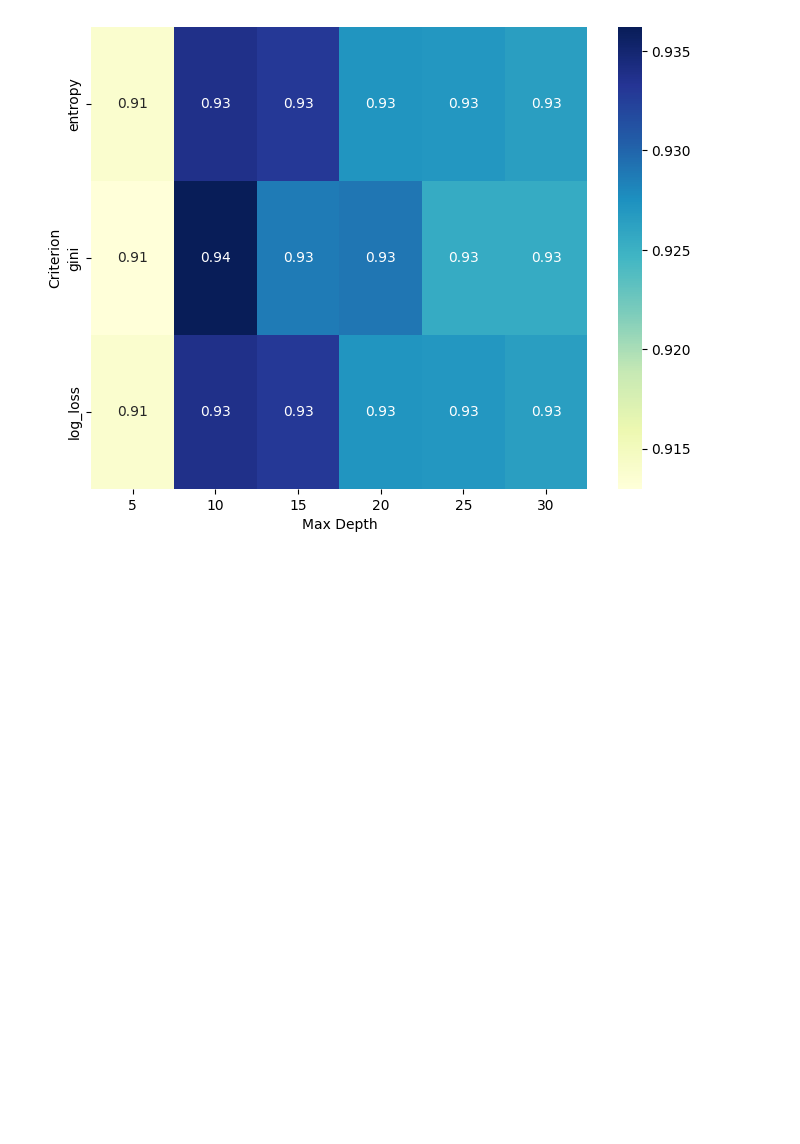
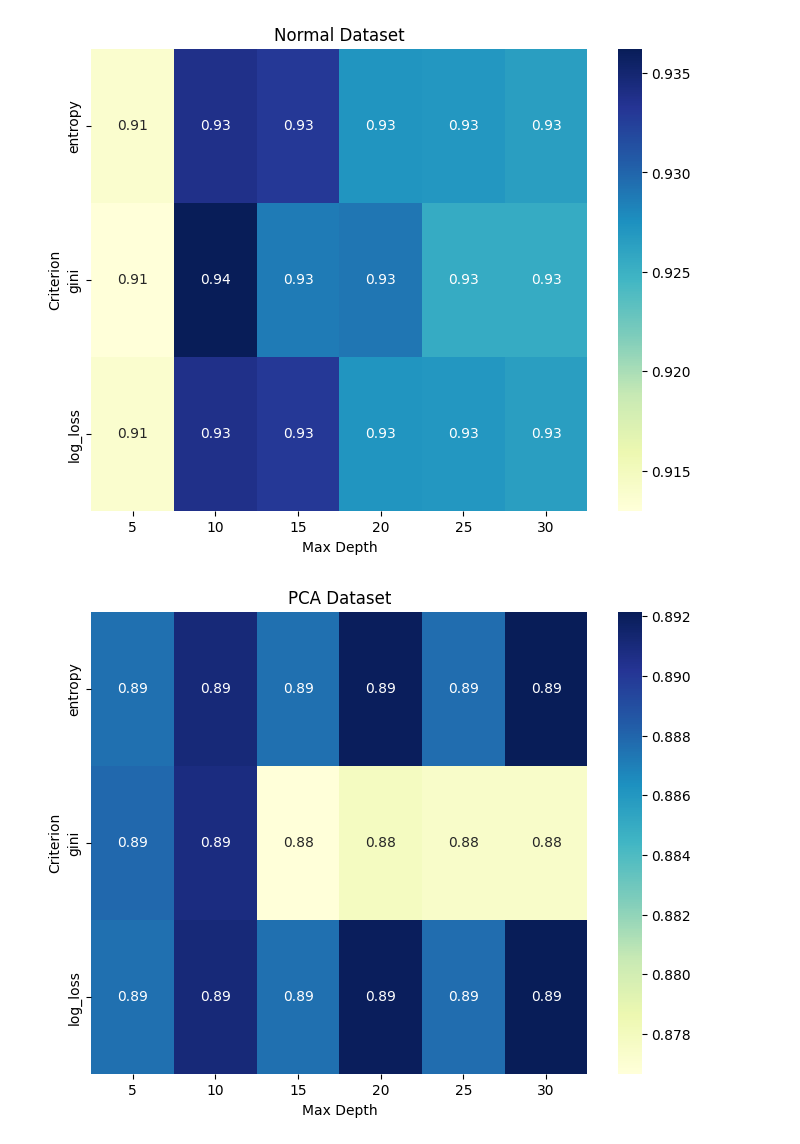
Before and after one commit to Klairgo/Phishing_classification, a Jupyter notebook: DT.ipynb, the cells around one changed output. Drawn from its saved outputs; the diff is of its cells as text; code cells hidden in the pictures; blank space fills up the shorter version.

```diff
--- a/DT.ipynb
+++ b/DT.ipynb
@@ -28,6 +38,9 @@ def k_fold_cross_validation(k, data, labels, criterion, max_depth):
     kfold = KFold(n_splits=k, shuffle=True, random_state=7)
 
     k_accuracy_val = []
+    recall = []
+    precision = []
+    f1 = []
 
     for fold, (train_index, val_index) in enumerate(kfold.split(data)):
 
@@ -41,7 +54,13 @@ def k_fold_cross_validation(k, data, labels, criterion, max_depth):
 
         k_accuracy_val.append(clf.score(X_val_fold, Y_val_fold))
 
-    return k_accuracy_val
+        y_pred = clf.predict(X_val_fold)
+
+        precision.append(precision_score(Y_val_fold, y_pred, average='binary'))
+        recall.append(recall_score(Y_val_fold, y_pred, average='binary'))
+        f1.append(f1_score(Y_val_fold, y_pred, average='binary'))
+
+    return k_accuracy_val, precision, recall, f1
 
 def plot_heatmap(data, title):
 
@@ -50,33 +69,60 @@ def plot_heatmap(data, title):
     # Plotting the heatmap using seaborn
     plt.figure(figsize=(8, 6))
     sns.heatmap(pivot_table, annot=True, cmap='YlGnBu', cbar=True)
+
+    plt.title(title)
+    plt.show()
 # %%
 criterion = ['gini', 'entropy', 'log_loss']
 max_depth = [5, 10, 15, 20, 25, 30]
 
 param1 = []
 param2 = []
 accuracy = []
 
 for i, cr in enumerate(criterion):
     for j, dep in enumerate(max_depth):
 
-        test_accuracy = k_fold_cross_validation(5, X_full, Y_full, cr, dep)
+        test_accuracy, precision, recall, f1 = k_fold_cross_validation(5, X_full, Y_full, cr, dep)
 
-        for i in range(len(test_accuracy)):
-            param1.append(cr)
-            param2.append(dep)
-            accuracy.append(test_accuracy[i])
+        param1.append(cr)
+        param2.append(dep)
+        accuracy.append(np.mean(test_accuracy))
 
 
 data = {
     'Criterion': param1,
     'Max Depth': param2,
     'Accuracy': accuracy,
 }
 
 result = pd.DataFrame(data)
 
-plot_heatmap(result, 'Accuracy vs Criterion and Max Depth')
+plot_heatmap(result, 'Normal Dataset')
+
+param1 = []
+param2 = []
+accuracy = []
+
+for i, cr in enumerate(criterion):
+    for j, dep in enumerate(max_depth):
+
+        test_accuracy = k_fold_cross_validation(5, X_full_pca, Y_full_pca, cr, dep)
+
+        param1.append(cr)
+        param2.append(dep)
+        accuracy.append(np.mean(test_accuracy))
+
+
+data = {
+    'Criterion': param1,
+    'Max Depth': param2,
+    'Accuracy': accuracy,
+}
+
+result = pd.DataFrame(data)
+
+plot_heatmap(result, 'PCA Dataset')
 # %% [output]
-[figure, old version]
+[figure, new version]
+[figure, added]
```
Also changed, not shown: parts of 4 cells of this notebook, 4 other files.
